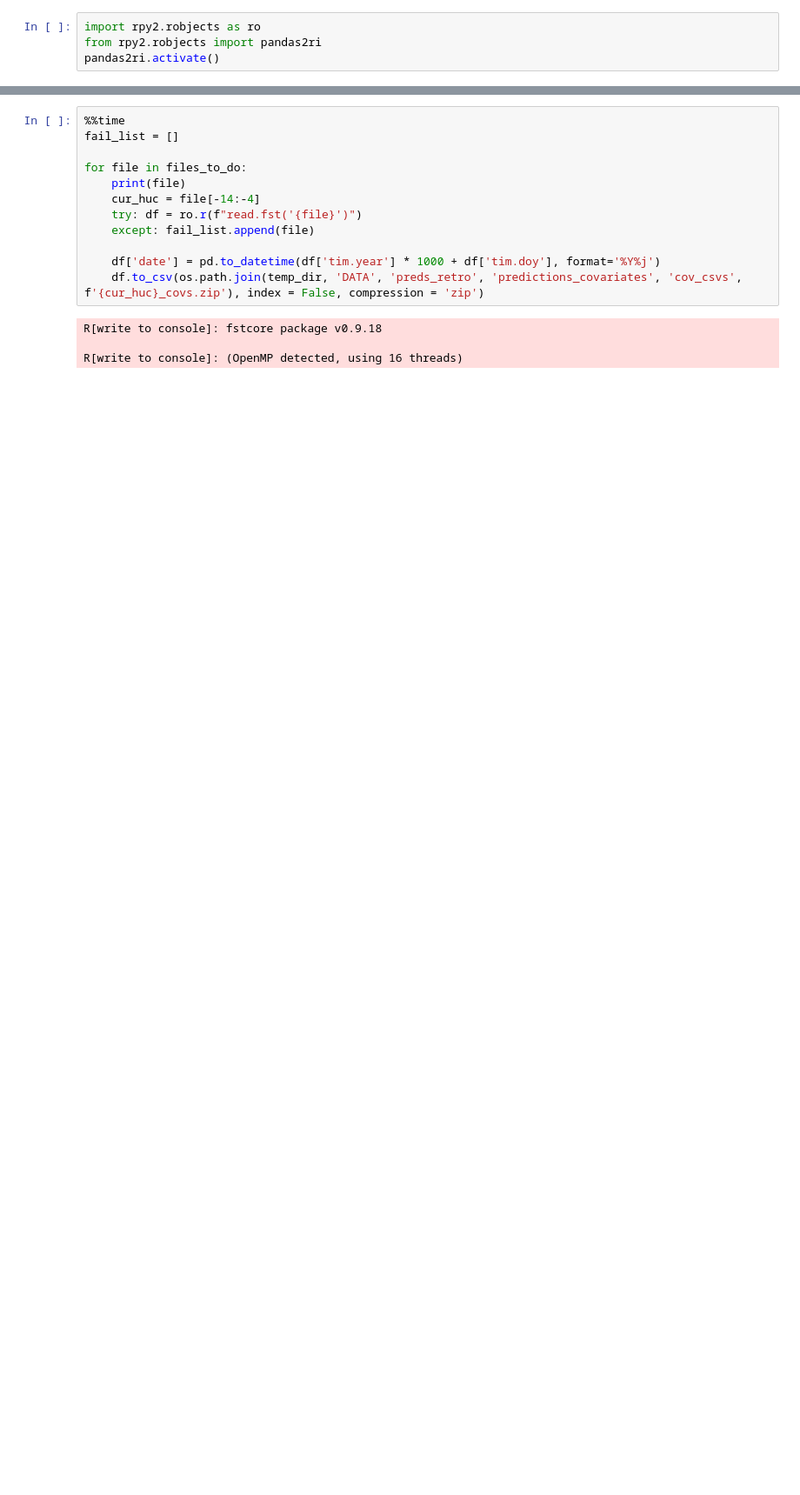
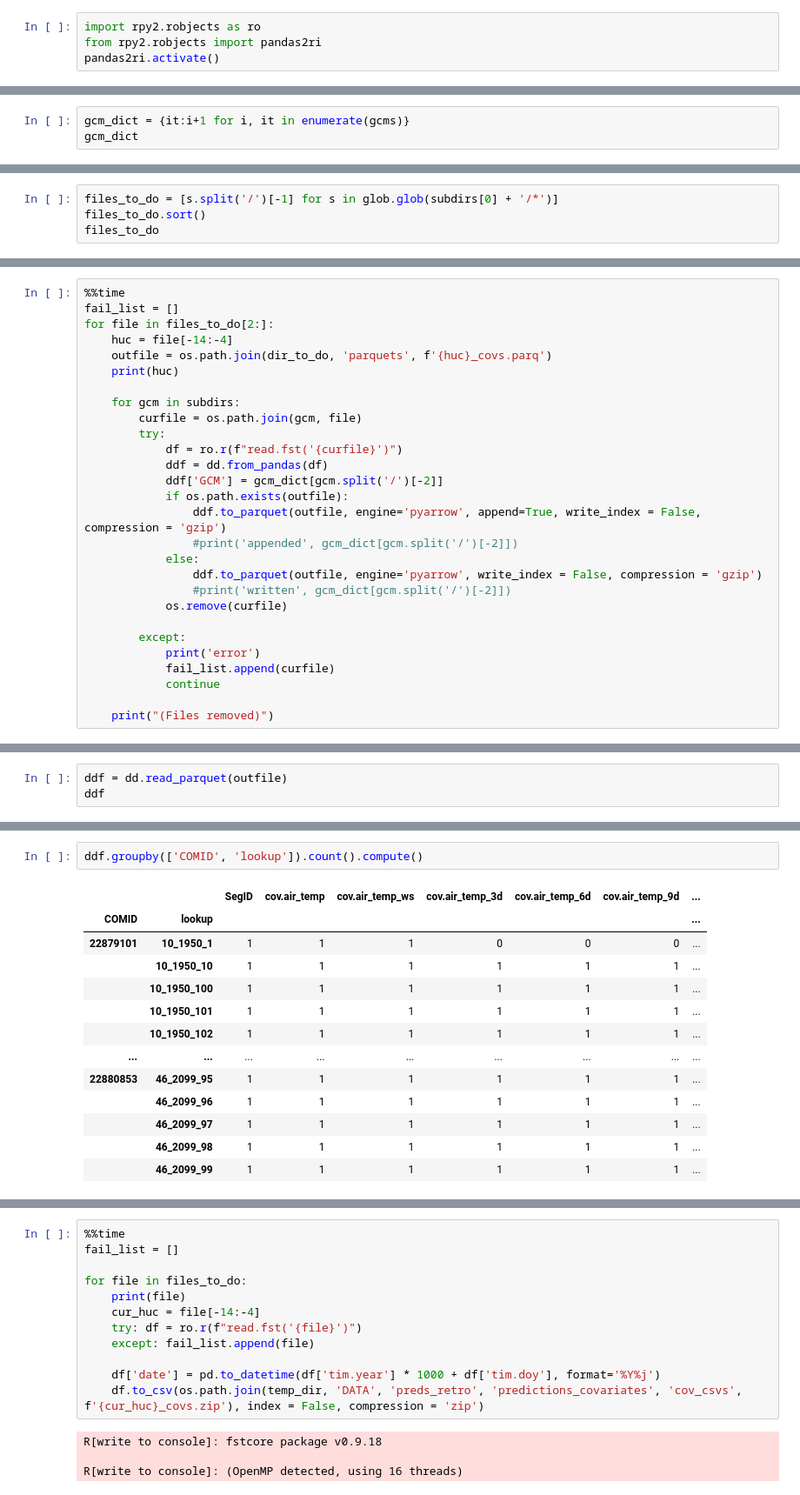
Before and after one commit to uryckid/stream-temperature-predictions, a Jupyter notebook: fst_to_csv.ipynb, the cells around one changed output, grey strips where cells are left out. Shown at 87% size. Drawn from its saved outputs; the diff is of its cells as text; blank space fills up the shorter version.

```diff
--- a/fst_to_csv.ipynb
+++ b/fst_to_csv.ipynb
@@ -95,0 +122,3 @@ dir_to_do
+# %%
+gcm_dict = {it:i+1 for i, it in enumerate(gcms)}
+gcm_dict
@@ -116,0 +149,4 @@ files_to_do
+# %%
+files_to_do = [s.split('/')[-1] for s in glob.glob(subdirs[0] + '/*')]
+files_to_do.sort()
+files_to_do
@@ -116,0 +184,28 @@ files_to_do
+# %%
+%%time
+fail_list = []
+for file in files_to_do[2:]:
+    huc = file[-14:-4]
+    outfile = os.path.join(dir_to_do, 'parquets', f'{huc}_covs.parq')
+    print(huc)
+
+    for gcm in subdirs:
+        curfile = os.path.join(gcm, file)
+        try:
+            df = ro.r(f"read.fst('{curfile}')")
+            ddf = dd.from_pandas(df)
+            ddf['GCM'] = gcm_dict[gcm.split('/')[-2]]
+            if os.path.exists(outfile):
+                ddf.to_parquet(outfile, engine='pyarrow', append=True, write_index = False, compression = 'gzip')
+                #print('appended', gcm_dict[gcm.split('/')[-2]])
+            else:
+                ddf.to_parquet(outfile, engine='pyarrow', write_index = False, compression = 'gzip')
+                #print('written', gcm_dict[gcm.split('/')[-2]])
+            os.remove(curfile)
+
+        except:
+            print('error')
+            fail_list.append(curfile)
+            continue
+
+    print("(Files removed)")
@@ -116,0 +233,3 @@ files_to_do
+# %%
+ddf = dd.read_parquet(outfile)
+ddf
@@ -116,0 +262,16 @@ files_to_do
+# %%
+ddf.groupby(['COMID', 'lookup']).count().compute()
+# %% [output]
+|  |  | SegID | cov.air_temp | cov.air_temp_ws | cov.air_temp_3d | cov.air_temp_6d | cov.air_temp_9d | ... |
+| COMID | lookup |  |  |  |  |  |  | ... |
+| 22879101 | 10_1950_1 | 1 | 1 | 1 | 0 | 0 | 0 | ... |
+|  | 10_1950_10 | 1 | 1 | 1 | 1 | 1 | 1 | ... |
+|  | 10_1950_100 | 1 | 1 | 1 | 1 | 1 | 1 | ... |
+|  | 10_1950_101 | 1 | 1 | 1 | 1 | 1 | 1 | ... |
+|  | 10_1950_102 | 1 | 1 | 1 | 1 | 1 | 1 | ... |
+| ... | ... | ... | ... | ... | ... | ... | ... | ... |
+| 22880853 | 46_2099_95 | 1 | 1 | 1 | 1 | 1 | 1 | ... |
+|  | 46_2099_96 | 1 | 1 | 1 | 1 | 1 | 1 | ... |
+|  | 46_2099_97 | 1 | 1 | 1 | 1 | 1 | 1 | ... |
+|  | 46_2099_98 | 1 | 1 | 1 | 1 | 1 | 1 | ... |
+|  | 46_2099_99 | 1 | 1 | 1 | 1 | 1 | 1 | ... |
```
Also changed, not shown: parts of 23 cells of this notebook, 6 other files.
